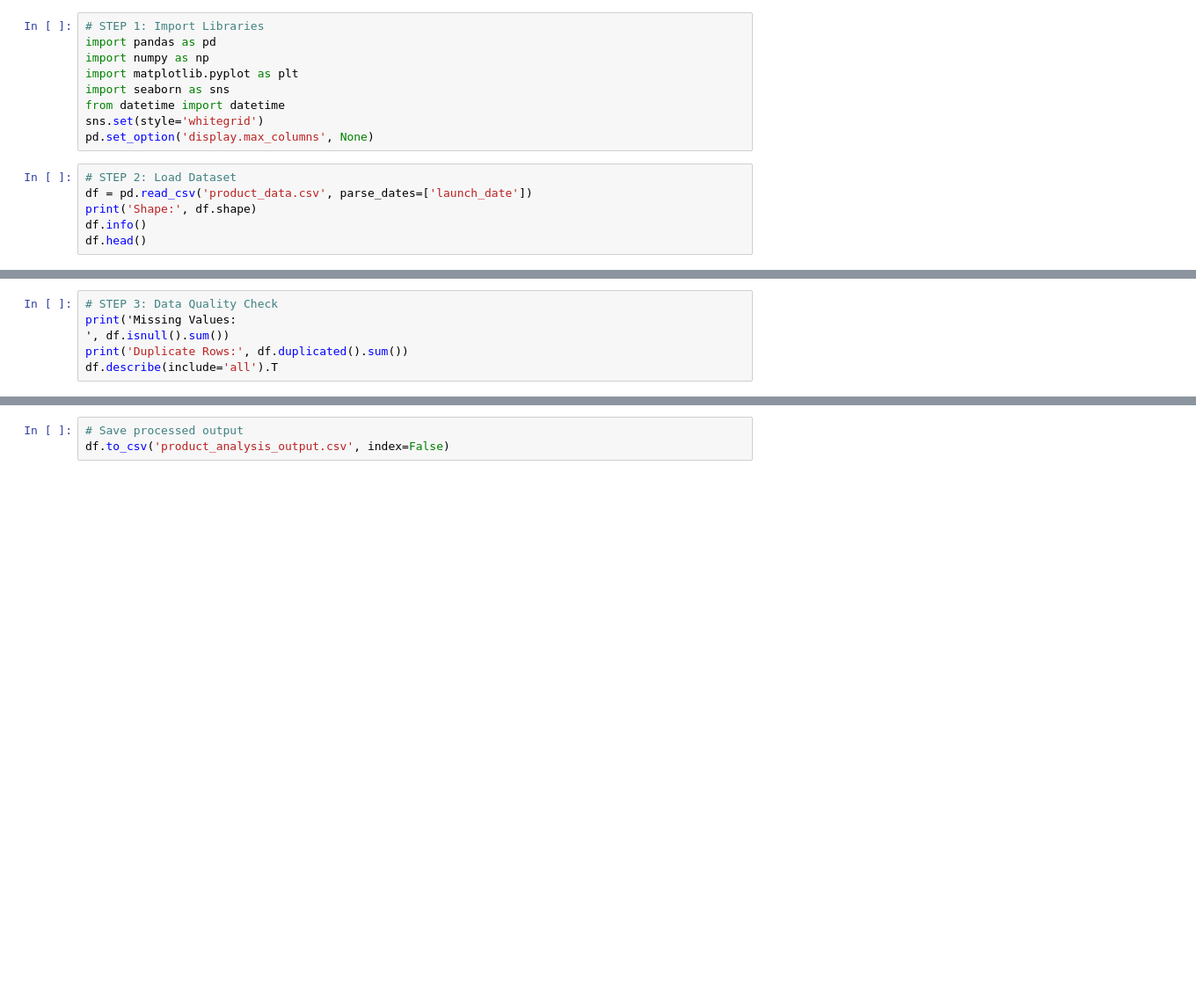
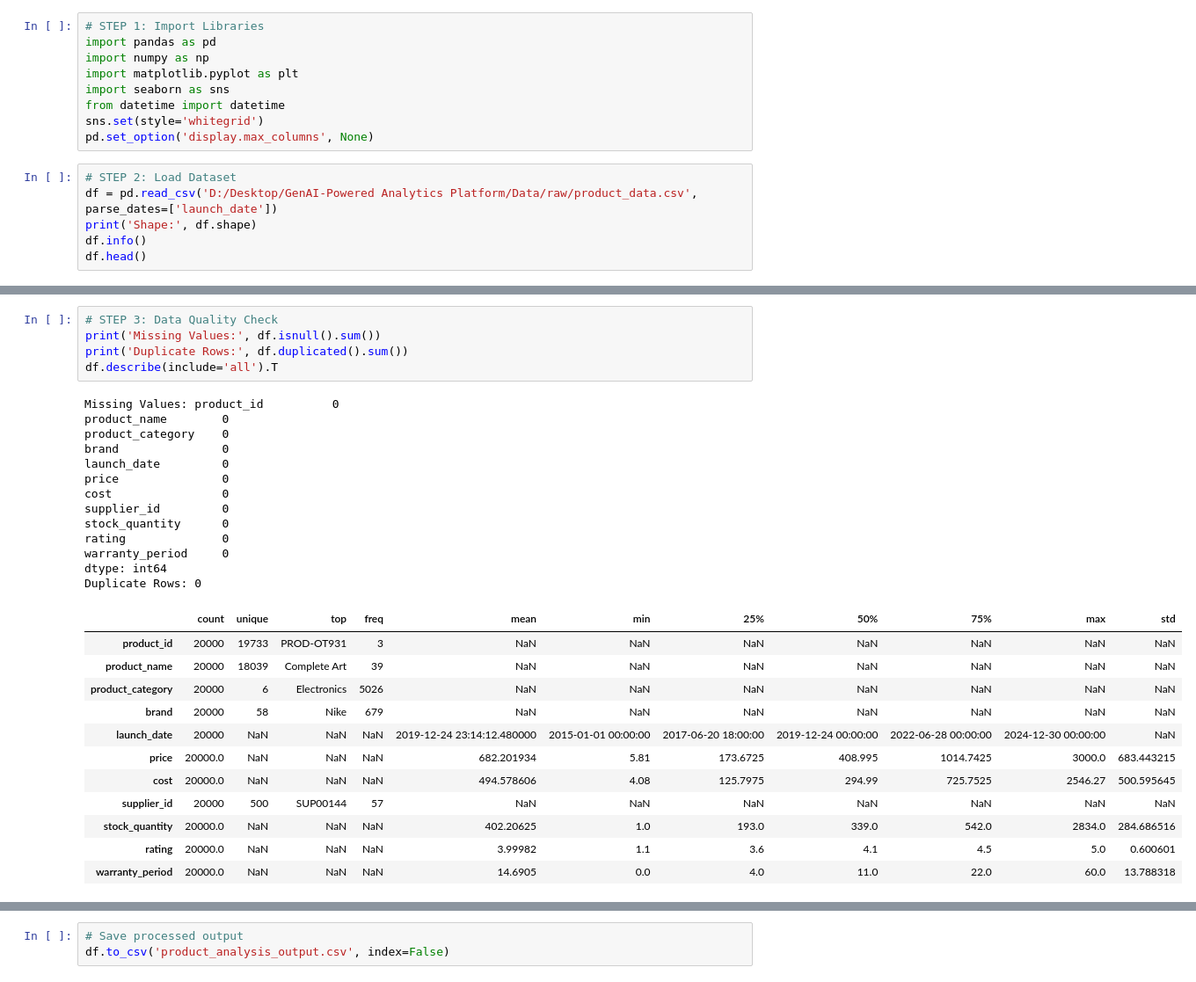
Before and after one commit to aniruddhakasar/GenAI-Powered-Analytics-RAG-LLM-Orchestration-, a Jupyter notebook: notebooks/EDA/product_data_analysis.ipynb, the cells around one changed output, grey strips where cells are left out. Shown at 88% size. Cells and saved outputs as stored; diff of their text form; blank space fills up the shorter version.

```diff
--- a/notebooks/EDA/product_data_analysis.ipynb
+++ b/notebooks/EDA/product_data_analysis.ipynb
@@ -11,7 +11,7 @@ sns.set(style='whitegrid')
 pd.set_option('display.max_columns', None)
 # %%
 # STEP 2: Load Dataset
-df = pd.read_csv('product_data.csv', parse_dates=['launch_date'])
+df = pd.read_csv('D:/Desktop/GenAI-Powered Analytics Platform/Data/raw/product_data.csv', parse_dates=['launch_date'])
 print('Shape:', df.shape)
 df.info()
 df.head()
@@ -18,9 +44,34 @@ df.head()
 # %%
 # STEP 3: Data Quality Check
-print('Missing Values:
-', df.isnull().sum())
+print('Missing Values:', df.isnull().sum())
 print('Duplicate Rows:', df.duplicated().sum())
 df.describe(include='all').T
+# %% [output]
+Missing Values: product_id          0
+product_name        0
+product_category    0
+brand               0
+launch_date         0
+price               0
+cost                0
+supplier_id         0
+stock_quantity      0
+rating              0
+warranty_period     0
+dtype: int64
+Duplicate Rows: 0
+|  | count | unique | top | freq | mean | min | 25% | 50% | 75% | max | std |
+| product_id | 20000 | 19733 | PROD-OT931 | 3 | NaN | NaN | NaN | NaN | NaN | NaN | NaN |
+| product_name | 20000 | 18039 | Complete Art | 39 | NaN | NaN | NaN | NaN | NaN | NaN | NaN |
+| product_category | 20000 | 6 | Electronics | 5026 | NaN | NaN | NaN | NaN | NaN | NaN | NaN |
+| brand | 20000 | 58 | Nike | 679 | NaN | NaN | NaN | NaN | NaN | NaN | NaN |
+| launch_date | 20000 | NaN | NaN | NaN | 2019-12-24 23:14:12.480000 | 2015-01-01 00:00:00 | 2017-06-20 18:00:00 | 2019-12-24 00:00:00 | 2022-06-28 00:00:00 | 2024-12-30 00:00:00 | NaN |
+| price | 20000.0 | NaN | NaN | NaN | 682.201934 | 5.81 | 173.6725 | 408.995 | 1014.7425 | 3000.0 | 683.443215 |
+| cost | 20000.0 | NaN | NaN | NaN | 494.578606 | 4.08 | 125.7975 | 294.99 | 725.7525 | 2546.27 | 500.595645 |
+| supplier_id | 20000 | 500 | SUP00144 | 57 | NaN | NaN | NaN | NaN | NaN | NaN | NaN |
+| stock_quantity | 20000.0 | NaN | NaN | NaN | 402.20625 | 1.0 | 193.0 | 339.0 | 542.0 | 2834.0 | 284.686516 |
+| rating | 20000.0 | NaN | NaN | NaN | 3.99982 | 1.1 | 3.6 | 4.1 | 4.5 | 5.0 | 0.600601 |
+| warranty_period | 20000.0 | NaN | NaN | NaN | 14.6905 | 0.0 | 4.0 | 11.0 | 22.0 | 60.0 | 13.788318 |
 # %%
 # STEP 4: Derived Metrics
 df['profit_margin'] = (df['price'] - df['cost']) / df['price'] * 100
```
Also changed, not shown: parts of 9 cells of this notebook.
